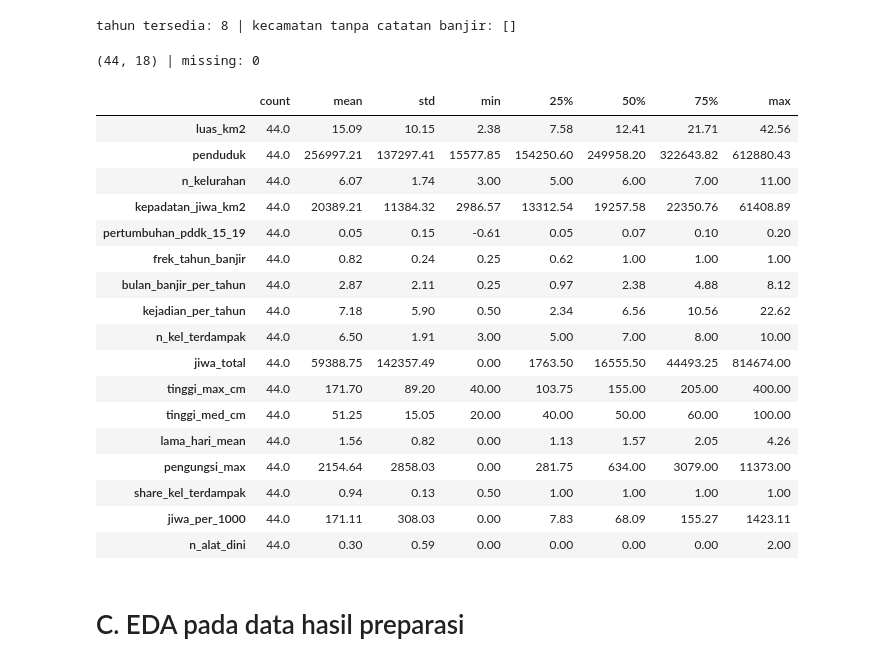
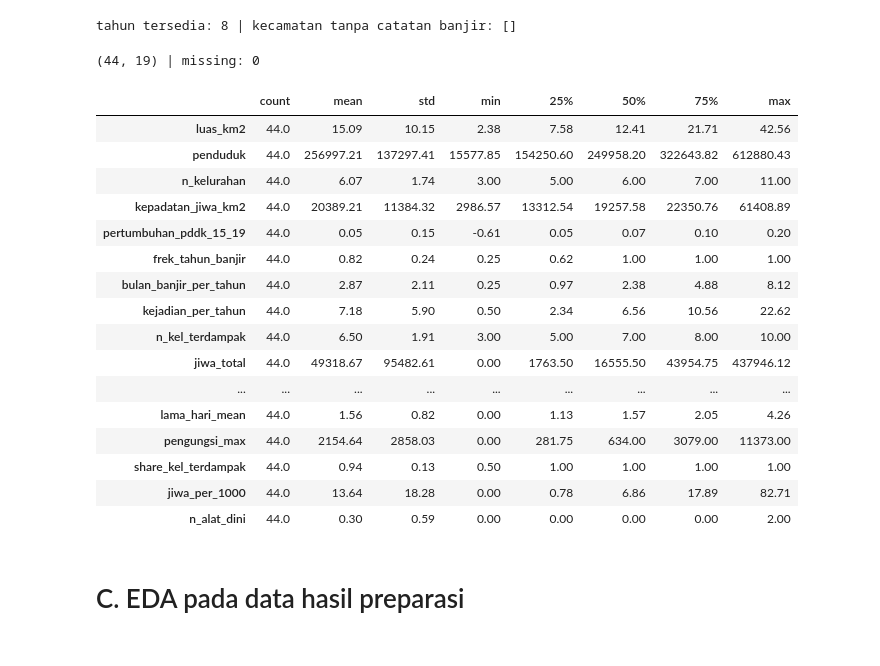
Before and after one commit to Aceranzer/Geopulse-id, a Jupyter notebook: notebook/01_data.ipynb, the cells around one changed output. Cells and saved outputs as stored; diff of their text form; code cells hidden in the pictures.

```diff
--- a/notebook/01_data.ipynb
+++ b/notebook/01_data.ipynb
@@ -426,0 +430,11 @@ master.head(3)
+# %%
+# 5a'. batasi jiwa_terdampak <= populasi kelurahan; 0 = tidak tercatat
+kel_pop = d[d.periode_data == 2019].assign(kel_key=lambda x: x.kelurahan.map(nkey)).groupby("kel_key").penduduk.sum()
+fc = flood.copy(); fc["kel_pop"] = fc.kel_key.map(kel_pop)
+fc.loc[fc.jiwa_terdampak == 0, "jiwa_terdampak"] = np.nan
+over = fc.kel_pop.notna() & (fc.jiwa_terdampak > fc.kel_pop)
+bad_kk = fc.kk_terdampak > fc.jiwa_terdampak                 # KK tidak mungkin > jiwa
+print("kelurahan tanpa populasi:", int(fc.kel_pop.isna().sum()), "/", len(fc), "| di atas populasi kelurahan:", int(over.sum()), "| KK > jiwa:", int(bad_kk.sum()))
+display(fc[over | bad_kk].sort_values("jiwa_terdampak", ascending=False)[["tahun","bulan","kecamatan","kel_key","jiwa_terdampak","kk_terdampak","kel_pop"]].head(15))
+fc.loc[over, "jiwa_terdampak"] = fc.loc[over, "kel_pop"]
+fc.loc[bad_kk, "jiwa_terdampak"] = np.nan                    # catatan tidak konsisten -> dianggap tidak valid
@@ -427,12 +459,13 @@ master.head(3)
 # %%
 # 5b. fitur banjir per kecamatan (dinormalisasi per jumlah tahun tersedia)
-NY = flood.tahun.nunique(); g = flood.groupby("kecamatan")
+NY = flood.tahun.nunique(); g = fc.groupby("kecamatan")
 fe = pd.DataFrame({
     "frek_tahun_banjir":      g.tahun.nunique() / NY,                                                    # proporsi tahun kebanjiran
     "bulan_banjir_per_tahun": g.apply(lambda x: len(x[["tahun","bulan"]].dropna().drop_duplicates())) / NY,   # bulan berbeda / tahun
     "kejadian_per_tahun":     g.n_kejadian.sum() / NY,
     "n_kel_terdampak":        g.kel_key.nunique(),
-    "jiwa_total":             g.jiwa_terdampak.sum(),
+    "jiwa_total":             g.jiwa_terdampak.sum(),                                                    # kumulatif (referensi, hitung ganda lintas tahun)
+    "jiwa_per_tahun":         fc.groupby(["kecamatan","tahun","kel_key"]).jiwa_terdampak.max().groupby(["kecamatan","tahun"]).sum().groupby("kecamatan").sum() / NY,   # dampak tahunan rata-rata
     "tinggi_max_cm":          g.tinggi_max_cm.max(),
     "tinggi_med_cm":          g.tinggi_max_cm.median(),
     "lama_hari_mean":         g.lama_hari.mean(),
@@ -444,29 +477,29 @@ tahun tersedia: 8 | kecamatan tanpa catatan banjir: []
 # %%
 # 5c. rasio terhadap ukuran wilayah / penduduk + alat dini
 master["share_kel_terdampak"] = (master.n_kel_terdampak / master.n_kelurahan).clip(upper=1)
-master["jiwa_per_1000"]       = master.jiwa_total / master.penduduk * 1000
+master["jiwa_per_1000"]       = master.jiwa_per_tahun / master.penduduk * 1000
 master["n_alat_dini"]         = alat_per_kec.reindex(master.index).fillna(0)
 master.index.name = "kecamatan"
+assert (master.jiwa_per_1000 <= 1000).all(), "jiwa_per_1000 > 1000"
 print(master.shape, "| missing:", int(master.isna().sum().sum())); master.drop(columns="wilayah").describe().T.round(2)
 # %% [output]
-(44, 18) | missing: 0
+(44, 19) | missing: 0
 |  | count | mean | std | min | 25% | 50% | 75% | max |
 | luas_km2 | 44.0 | 15.09 | 10.15 | 2.38 | 7.58 | 12.41 | 21.71 | 42.56 |
 | penduduk | 44.0 | 256997.21 | 137297.41 | 15577.85 | 154250.60 | 249958.20 | 322643.82 | 612880.43 |
 | n_kelurahan | 44.0 | 6.07 | 1.74 | 3.00 | 5.00 | 6.00 | 7.00 | 11.00 |
 | kepadatan_jiwa_km2 | 44.0 | 20389.21 | 11384.32 | 2986.57 | 13312.54 | 19257.58 | 22350.76 | 61408.89 |
 | pertumbuhan_pddk_15_19 | 44.0 | 0.05 | 0.15 | -0.61 | 0.05 | 0.07 | 0.10 | 0.20 |
 | frek_tahun_banjir | 44.0 | 0.82 | 0.24 | 0.25 | 0.62 | 1.00 | 1.00 | 1.00 |
 | bulan_banjir_per_tahun | 44.0 | 2.87 | 2.11 | 0.25 | 0.97 | 2.38 | 4.88 | 8.12 |
 | kejadian_per_tahun | 44.0 | 7.18 | 5.90 | 0.50 | 2.34 | 6.56 | 10.56 | 22.62 |
 | n_kel_terdampak | 44.0 | 6.50 | 1.91 | 3.00 | 5.00 | 7.00 | 8.00 | 10.00 |
-| jiwa_total | 44.0 | 59388.75 | 142357.49 | 0.00 | 1763.50 | 16555.50 | 44493.25 | 814674.00 |
-| tinggi_max_cm | 44.0 | 171.70 | 89.20 | 40.00 | 103.75 | 155.00 | 205.00 | 400.00 |
-| tinggi_med_cm | 44.0 | 51.25 | 15.05 | 20.00 | 40.00 | 50.00 | 60.00 | 100.00 |
+| jiwa_total | 44.0 | 49318.67 | 95482.61 | 0.00 | 1763.50 | 16555.50 | 43954.75 | 437946.12 |
+| ... | ... | ... | ... | ... | ... | ... | ... | ... |
 | lama_hari_mean | 44.0 | 1.56 | 0.82 | 0.00 | 1.13 | 1.57 | 2.05 | 4.26 |
 | pengungsi_max | 44.0 | 2154.64 | 2858.03 | 0.00 | 281.75 | 634.00 | 3079.00 | 11373.00 |
 | share_kel_terdampak | 44.0 | 0.94 | 0.13 | 0.50 | 1.00 | 1.00 | 1.00 | 1.00 |
-| jiwa_per_1000 | 44.0 | 171.11 | 308.03 | 0.00 | 7.83 | 68.09 | 155.27 | 1423.11 |
+| jiwa_per_1000 | 44.0 | 13.64 | 18.28 | 0.00 | 0.78 | 6.86 | 17.89 | 82.71 |
 | n_alat_dini | 44.0 | 0.30 | 0.59 | 0.00 | 0.00 | 0.00 | 0.00 | 2.00 |
 # %% [markdown]
 # C. EDA pada data hasil preparasi
```
Also changed, not shown: parts of 8 cells of this notebook, 7 other files.
